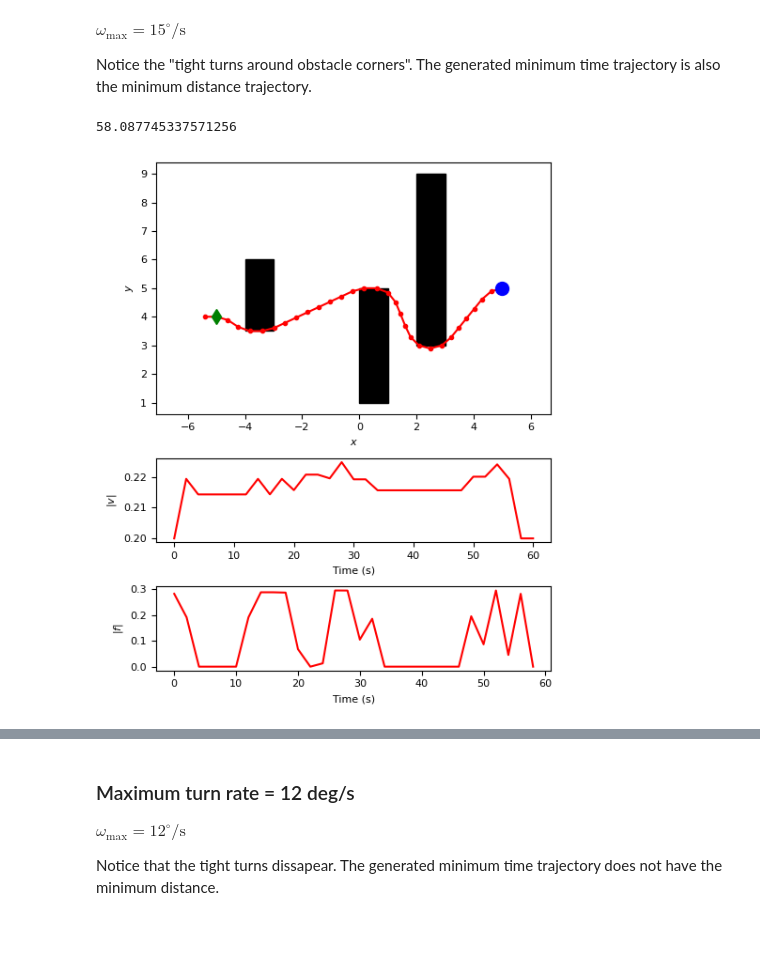
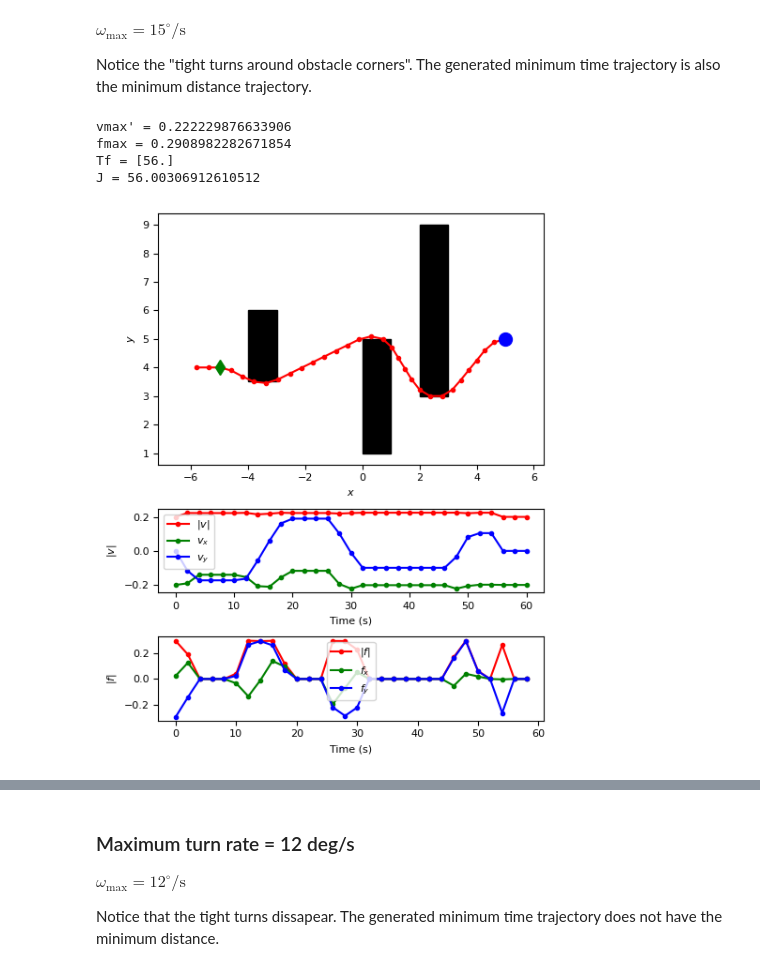
Before and after one commit to auralius/richards-how, a Jupyter notebook: richards-single-vehicle.ipynb, the cells around one changed output, grey strips where cells are left out. Cells and saved outputs as stored; diff of their text form; code cells hidden in the pictures; blank space fills up the shorter version.

```diff
--- a/richards-single-vehicle.ipynb
+++ b/richards-single-vehicle.ipynb
@@ -405,16 +386,19 @@ $\omega_{\text{max}}=15 ^{\circ}/\text{s}$
 
 Notice the "tight turns around obstacle corners". The generated minimum time trajectory is also the minimum distance trajectory.
 # %%
-s, f, Tf = plan(C=C, N=N, s0=s0, sf=sf, wmax=np.deg2rad(15.0), dt=dt, solver="MOSEK")
+s, f, T = plan2(C=C, N=N, s0=s0, sf=sf, wmax=np.deg2rad(15.0), mass=5.0, dt=dt, solver="SCIP")
 # %% [output]
-58.087745337571256
+vmax' = 0.222229876633906
+fmax = 0.2908982282671854
+Tf = [56.]
+J = 56.00306912610512
 # %%
 %matplotlib inline
 
 time_span = np.linspace(0, tf, N+1)
-plot(T=time_span, C=C, F=f, S=s, s0=s0, sf=sf, style='.-r')
+plot(T=time_span, C=C, F=f, S=s, s0=s0, sf=sf)
 # %% [output]
-[figure, old version]
+[figure, new version]
 # %%
 %matplotlib inline
 
```
Also changed, not shown: parts of 17 cells of this notebook.
